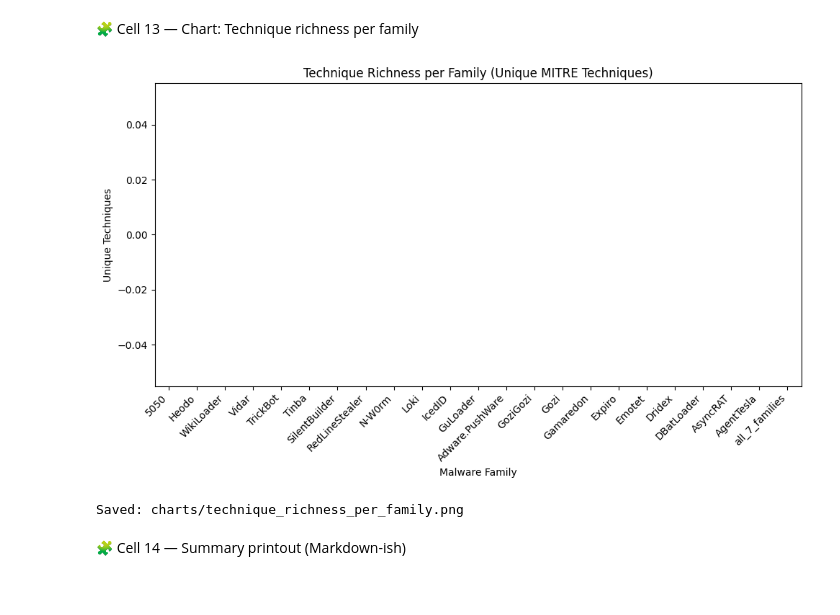
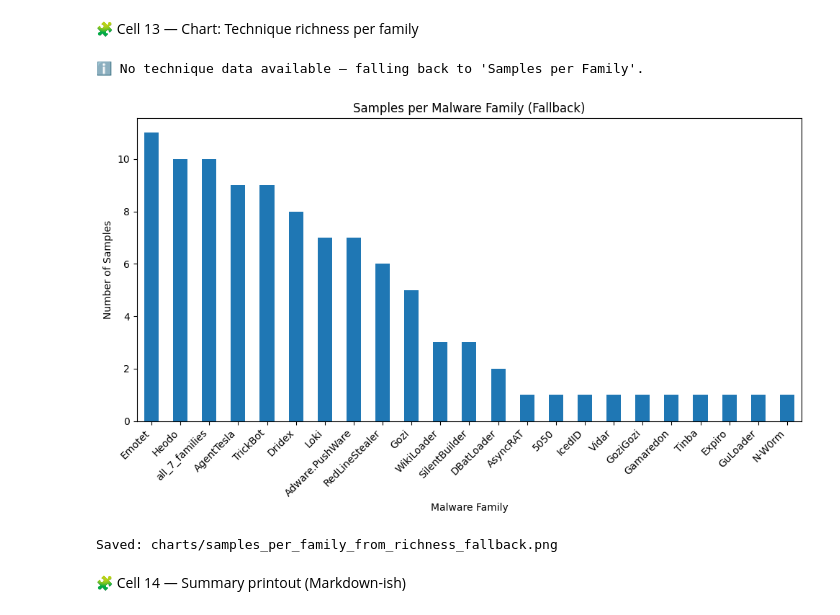
Before and after one commit to razia93zinnia/CybersecurityProject, a Jupyter notebook: analysis_code.ipynb, the cells around one changed output. Saved outputs shown, nothing was run; the diff lists cells and outputs as text; code cells hidden in the pictures.

```diff
--- a/analysis_code.ipynb
+++ b/analysis_code.ipynb
@@ -259,21 +328,74 @@ Saved: charts/avg_indicators_per_family.png
 # %% [markdown]
 🧩 Cell 13 — Chart: Technique richness per family
 # %%
-# Count unique technique IDs per family (handles empty strings gracefully)
-richness = df_f.groupby("family")["mitre_techniques_list"].apply(
-    lambda lists: len(set(t for L in lists for t in L))
-).sort_values(ascending=False)
+# # Count unique technique IDs per family (handles empty strings gracefully)
+# richness = df_f.groupby("family")["mitre_techniques_list"].apply(
+#     lambda lists: len(set(t for L in lists for t in L))
+# ).sort_values(ascending=False)
 
-plt.figure(figsize=(10, 6))
-richness.plot(kind="bar")
-plt.title("Technique Richness per Family (Unique MITRE Techniques)")
-plt.xlabel("Malware Family")
-plt.ylabel("Unique Techniques")
-plt.xticks(rotation=45, ha="right")
-savefig(CHART_DIR / "technique_richness_per_family.png")
+# plt.figure(figsize=(10, 6))
+# richness.plot(kind="bar")
+# plt.title("Technique Richness per Family (Unique MITRE Techniques)")
+# plt.xlabel("Malware Family")
+# plt.ylabel("Unique Techniques")
+# plt.xticks(rotation=45, ha="right")
+# savefig(CHART_DIR / "technique_richness_per_family.png")
+
+
+# 🧩 Cell 13 — Robust "Technique richness per family" with fallbacks
+
+# Count unique technique IDs per family; handle empties
+richness = (
+    df_f.groupby("family", dropna=False)["mitre_techniques_list"]
+        .apply(lambda lists: len(set(t for L in lists for t in (L or []))))
+        .sort_values(ascending=False)
+)
+
+if richness.empty or richness.sum() == 0:
+    # Fallback #1: sum of mitre_techniques_count per family
+    alt = (
+        df_f.groupby("family", dropna=False)["mitre_techniques_count"]
+            .sum()
+            .sort_values(ascending=False)
+    )
+    if alt.sum() > 0:
+        print("ℹ️ No explicit technique IDs found — falling back to 'Total MITRE Techniques Count per Family'.")
+        plt.figure(figsize=(10, 6))
+        alt.plot(kind="bar")
+        plt.title("Total MITRE Techniques Count per Family (Fallback)")
+        plt.xlabel("Malware Family")
+        plt.ylabel("Sum of mitre_techniques_count")
+        plt.xticks(rotation=45, ha="right")
+        savefig(CHART_DIR / "mitre_count_per_family_fallback.png")
+    else:
+        # Fallback #2: samples per family
+        counts = df_f["family"].value_counts().sort_values(ascending=False)
+        if counts.empty:
+            print("No data after filtering; cannot plot technique richness.")
+        else:
+            print("ℹ️ No technique data available — falling back to 'Samples per Family'.")
+            plt.figure(figsize=(10, 6))
+            counts.plot(kind="bar")
+            plt.title("Samples per Malware Family (Fallback)")
+            plt.xlabel("Malware Family")
+            plt.ylabel("Number of Samples")
+            plt.xticks(rotation=45, ha="right")
+            savefig(CHART_DIR / "samples_per_family_from_richness_fallback.png")
+else:
+    plt.figure(figsize=(10, 6))
+    richness.plot(kind="bar")
+    plt.title("Technique Richness per Family (Unique MITRE Techniques)")
+    plt.xlabel("Malware Family")
+    plt.ylabel("Unique Techniques")
+    plt.xticks(rotation=45, ha="right")
+    # If all zeros, make it visible
+    if richness.max() == 0:
+        plt.ylim(0, 1)
+    savefig(CHART_DIR / "technique_richness_per_family.png")
 # %% [output]
+ℹ️ No technique data available — falling back to 'Samples per Family'.
-[figure, old version]
+[figure, new version]
-Saved: charts/technique_richness_per_family.png
+Saved: charts/samples_per_family_from_richness_fallback.png
 # %% [markdown]
 🧩 Cell 14 — Summary printout (Markdown-ish)
 # %%
```
Also changed, not shown: parts of 2 cells of this notebook, 2 other files.
